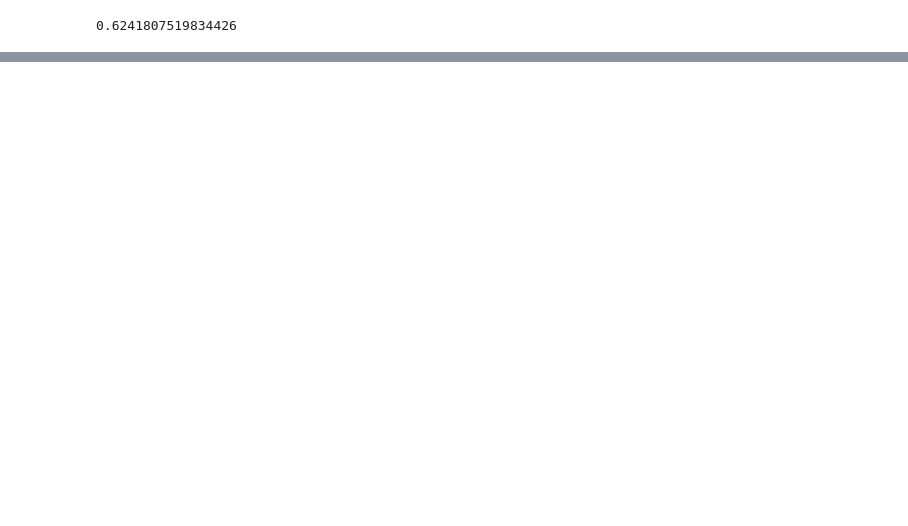
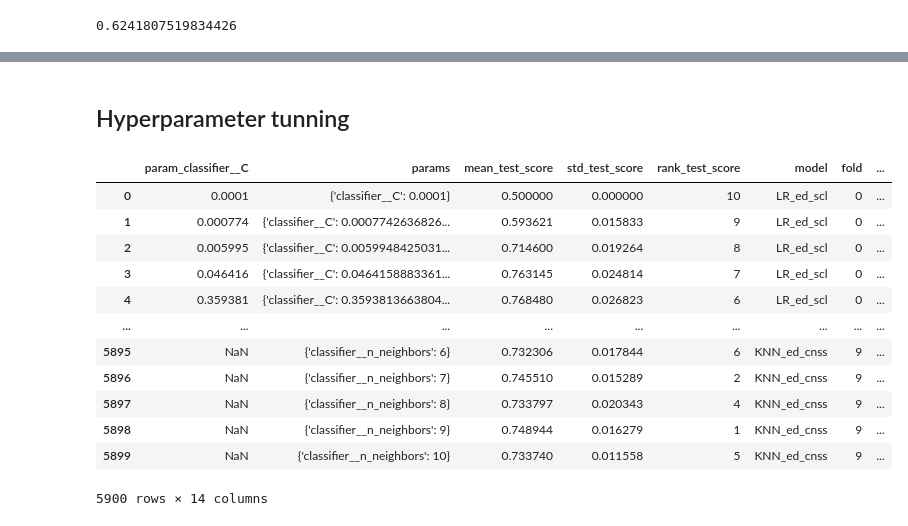
Before and after one commit to CentroFuturoCiudades/informal_jobs, a Jupyter notebook: notebook.ipynb, the cells around one changed output, grey strips where cells are left out. Cells and saved outputs as stored; diff of their text form; code cells hidden in the pictures; blank space fills up the shorter version.

```diff
--- a/notebook.ipynb
+++ b/notebook.ipynb
@@ -258,0 +34,2 @@ The mean cross-validation accuracy is: 0.796 ± 0.025
+# %% [markdown]
+## Hyperparameter tunning
@@ -258,0 +76,16 @@ The mean cross-validation accuracy is: 0.796 ± 0.025
+# %%
+cv_results.drop(columns=['mean_fit_time', 'std_fit_time', 'mean_score_time', 'std_score_time', 'split0_test_score', 'split1_test_score', 'split2_test_score', 'split3_test_score', 'split4_test_score', 'split5_test_score', 'split6_test_score', 'split7_test_score', 'split8_test_score', 'split9_test_score'])
+# %% [output]
+|  | param_classifier__C | params | mean_test_score | std_test_score | rank_test_score | model | fold | ... |
+| 0 | 0.0001 | {'classifier__C': 0.0001} | 0.500000 | 0.000000 | 10 | LR_ed_scl | 0 | ... |
+| 1 | 0.000774 | {'classifier__C': 0.0007742636826... | 0.593621 | 0.015833 | 9 | LR_ed_scl | 0 | ... |
+| 2 | 0.005995 | {'classifier__C': 0.0059948425031... | 0.714600 | 0.019264 | 8 | LR_ed_scl | 0 | ... |
+| 3 | 0.046416 | {'classifier__C': 0.0464158883361... | 0.763145 | 0.024814 | 7 | LR_ed_scl | 0 | ... |
+| 4 | 0.359381 | {'classifier__C': 0.3593813663804... | 0.768480 | 0.026823 | 6 | LR_ed_scl | 0 | ... |
+| ... | ... | ... | ... | ... | ... | ... | ... | ... |
+| 5895 | NaN | {'classifier__n_neighbors': 6} | 0.732306 | 0.017844 | 6 | KNN_ed_cnss | 9 | ... |
+| 5896 | NaN | {'classifier__n_neighbors': 7} | 0.745510 | 0.015289 | 2 | KNN_ed_cnss | 9 | ... |
+| 5897 | NaN | {'classifier__n_neighbors': 8} | 0.733797 | 0.020343 | 4 | KNN_ed_cnss | 9 | ... |
+| 5898 | NaN | {'classifier__n_neighbors': 9} | 0.748944 | 0.016279 | 1 | KNN_ed_cnss | 9 | ... |
+| 5899 | NaN | {'classifier__n_neighbors': 10} | 0.733740 | 0.011558 | 5 | KNN_ed_cnss | 9 | ... |
+5900 rows × 14 columns
```
Also changed, not shown: parts of 29 cells of this notebook, 2 other files.
